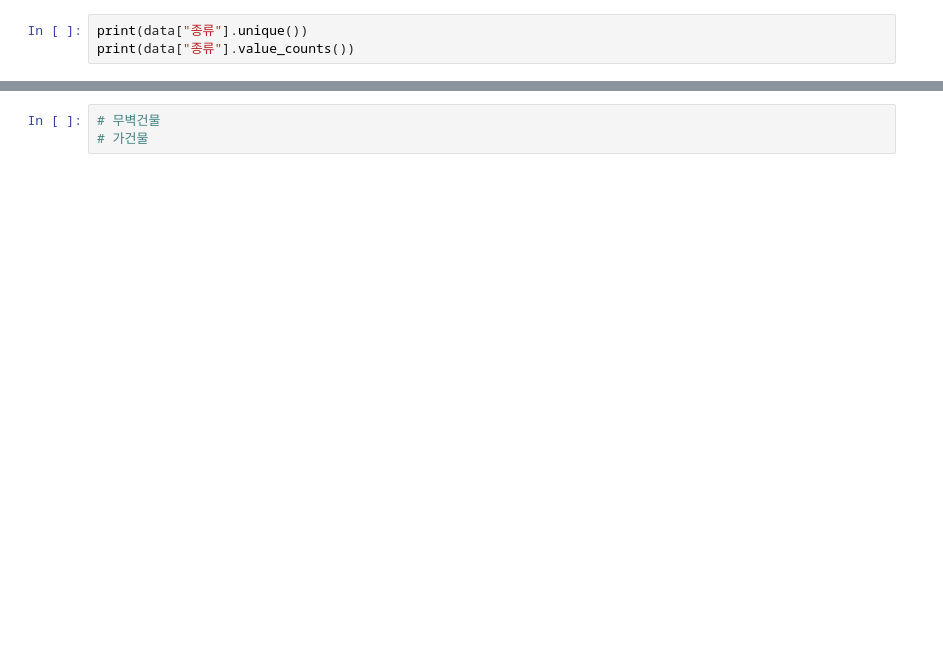
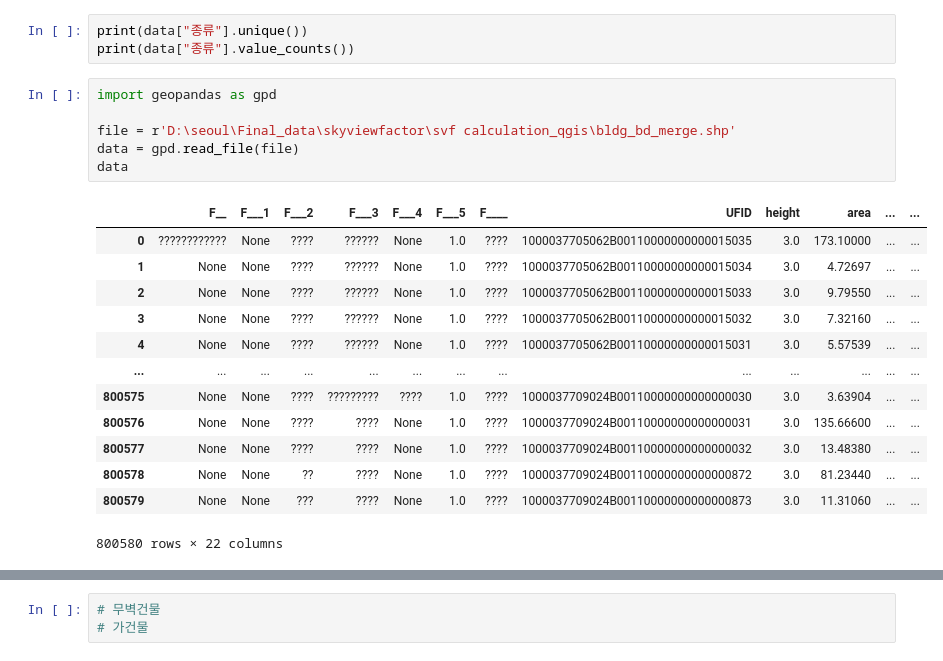
Before and after one commit to LiliLIN0324/seoul, a Jupyter notebook: seoul_work_flow_air_tem.ipynb, the cells around one changed output, grey strips where cells are left out. Saved outputs shown, nothing was run; the diff lists cells and outputs as text; blank space fills up the shorter version.

```diff
--- a/seoul_work_flow_air_tem.ipynb
+++ b/seoul_work_flow_air_tem.ipynb
@@ -792,3 +841,23 @@ data
 # %%
 print(data["종류"].unique())
 print(data["종류"].value_counts())
+# %%
+import geopandas as gpd
+
+file = r'D:\seoul\Final_data\skyviewfactor\svf calculation_qgis\bldg_bd_merge.shp'
+data = gpd.read_file(file)
+data
+# %% [output]
+|  | F__ | F___1 | F___2 | F___3 | F___4 | F___5 | F____ | UFID | height | area | ... | ... |
+| 0 | ???????????? | None | ???? | ?????? | None | 1.0 | ???? | 1000037705062B00110000000000015035 | 3.0 | 173.10000 | ... | ... |
+| 1 | None | None | ???? | ?????? | None | 1.0 | ???? | 1000037705062B00110000000000015034 | 3.0 | 4.72697 | ... | ... |
+| 2 | None | None | ???? | ?????? | None | 1.0 | ???? | 1000037705062B00110000000000015033 | 3.0 | 9.79550 | ... | ... |
+| 3 | None | None | ???? | ?????? | None | 1.0 | ???? | 1000037705062B00110000000000015032 | 3.0 | 7.32160 | ... | ... |
+| 4 | None | None | ???? | ?????? | None | 1.0 | ???? | 1000037705062B00110000000000015031 | 3.0 | 5.57539 | ... | ... |
+| ... | ... | ... | ... | ... | ... | ... | ... | ... | ... | ... | ... | ... |
+| 800575 | None | None | ???? | ????????? | ???? | 1.0 | ???? | 1000037709024B00110000000000000030 | 3.0 | 3.63904 | ... | ... |
+| 800576 | None | None | ???? | ???? | None | 1.0 | ???? | 1000037709024B00110000000000000031 | 3.0 | 135.66600 | ... | ... |
+| 800577 | None | None | ???? | ???? | None | 1.0 | ???? | 1000037709024B00110000000000000032 | 3.0 | 13.48380 | ... | ... |
+| 800578 | None | None | ?? | ???? | None | 1.0 | ???? | 1000037709024B00110000000000000872 | 3.0 | 81.23440 | ... | ... |
+| 800579 | None | None | ??? | ???? | None | 1.0 | ???? | 1000037709024B00110000000000000873 | 3.0 | 11.31060 | ... | ... |
+800580 rows × 22 columns
```
Also changed, not shown: parts of 13 cells of this notebook, 2 other files.
